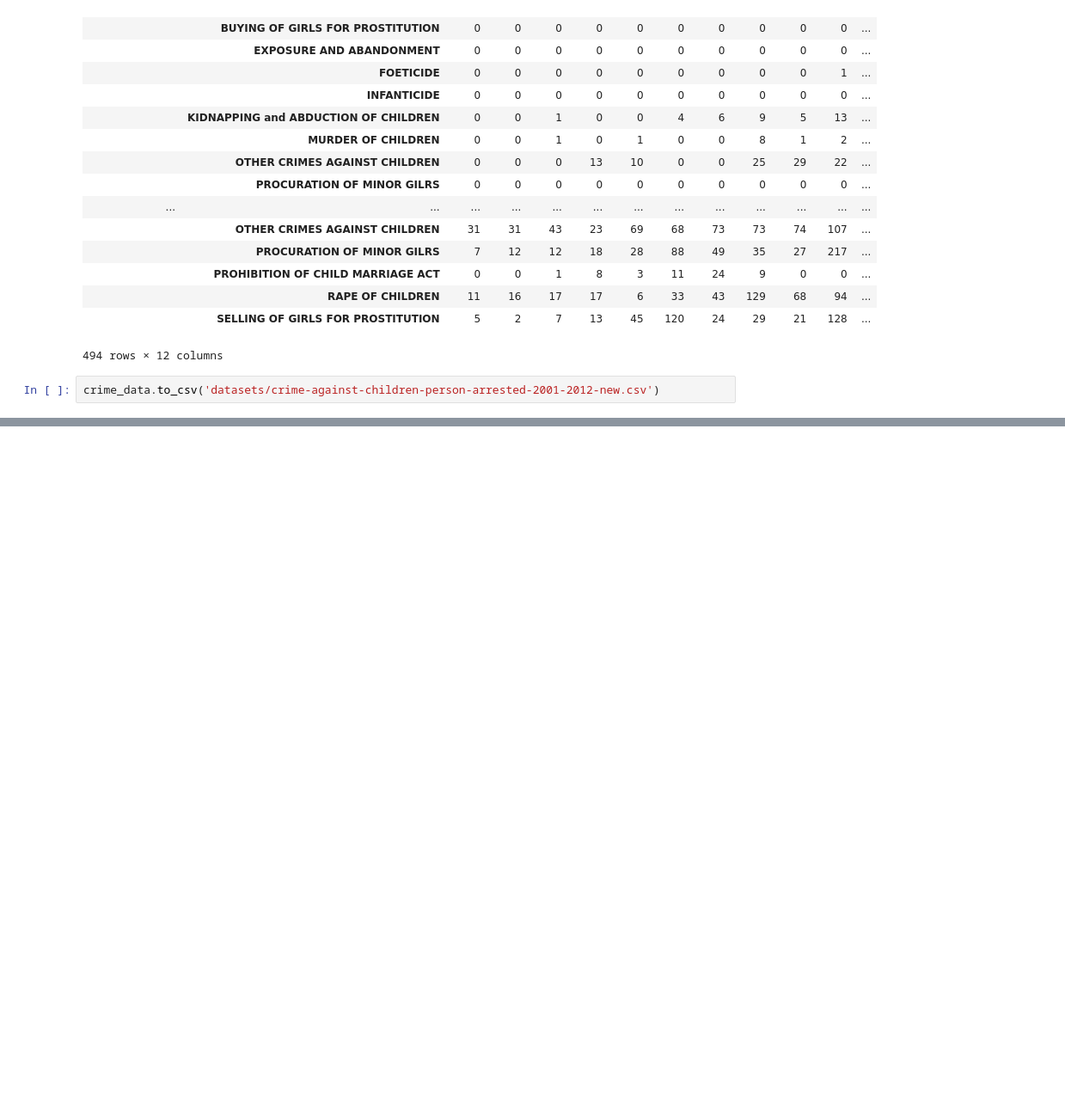
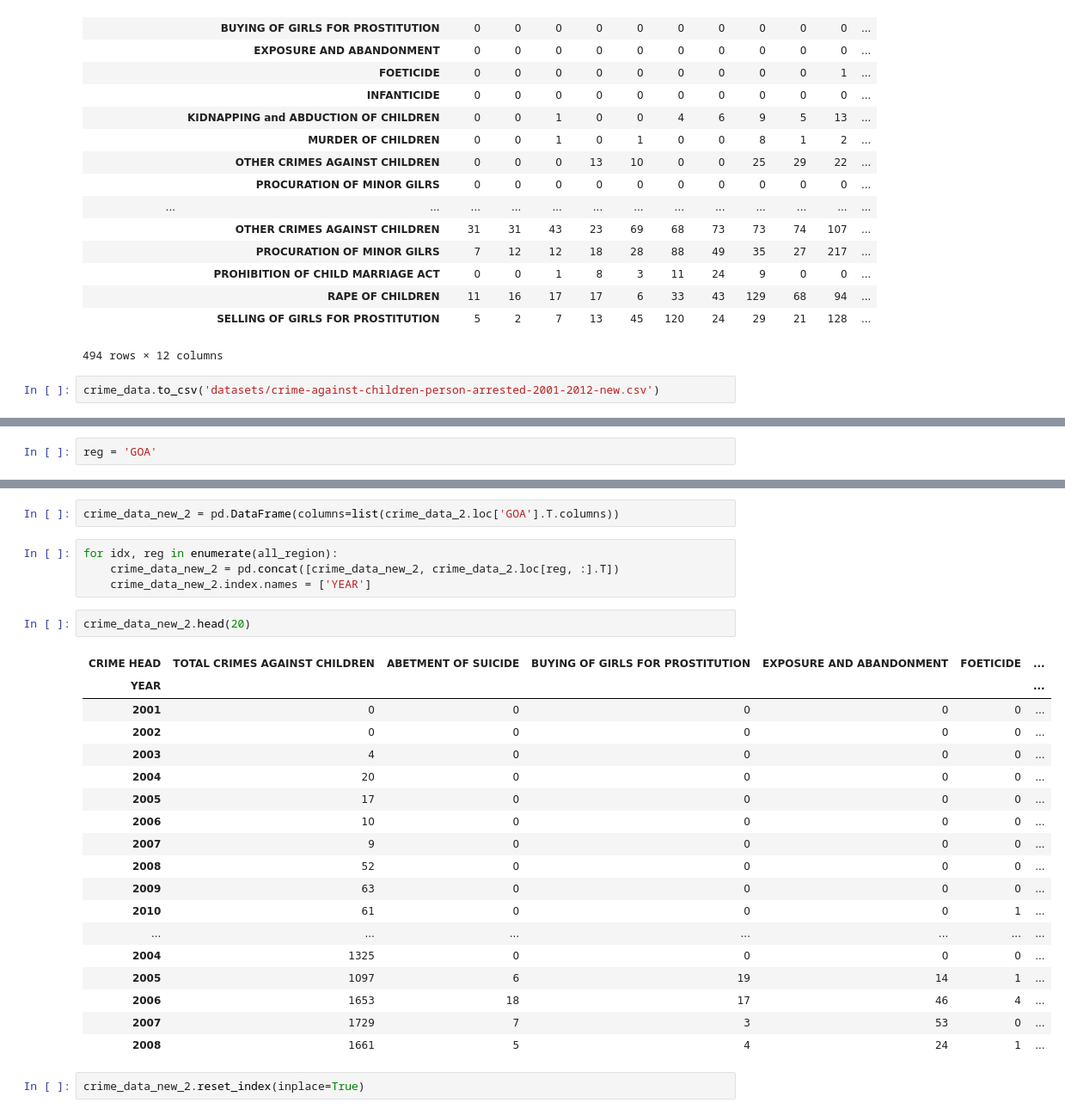
Before and after one commit to swainshashwat/EDA-crime-against-minor-india, a Jupyter notebook: multi-indexing the data.ipynb, the cells around one changed output, grey strips where cells are left out. Shown at 86% size. Drawn from its saved outputs; the diff is of its cells as text; blank space fills up the shorter version.

```diff
--- a/multi-indexing the data.ipynb
+++ b/multi-indexing the data.ipynb
@@ -47,0 +109,2 @@ crime_data.to_csv('datasets/crime-against-children-person-arrested-2001-2012-new
+# %%
+reg = 'GOA'
@@ -47,0 +131,29 @@ crime_data.to_csv('datasets/crime-against-children-person-arrested-2001-2012-new
+# %%
+crime_data_new_2 = pd.DataFrame(columns=list(crime_data_2.loc['GOA'].T.columns))
+# %%
+for idx, reg in enumerate(all_region):
+    crime_data_new_2 = pd.concat([crime_data_new_2, crime_data_2.loc[reg, :].T])
+    crime_data_new_2.index.names = ['YEAR']
+# %%
+crime_data_new_2.head(20)
+# %% [output]
+| CRIME HEAD | TOTAL CRIMES AGAINST CHILDREN | ABETMENT OF SUICIDE | BUYING OF GIRLS FOR PROSTITUTION | EXPOSURE AND ABANDONMENT | FOETICIDE | ... |
+| YEAR |  |  |  |  |  | ... |
+| 2001 | 0 | 0 | 0 | 0 | 0 | ... |
+| 2002 | 0 | 0 | 0 | 0 | 0 | ... |
+| 2003 | 4 | 0 | 0 | 0 | 0 | ... |
+| 2004 | 20 | 0 | 0 | 0 | 0 | ... |
+| 2005 | 17 | 0 | 0 | 0 | 0 | ... |
+| 2006 | 10 | 0 | 0 | 0 | 0 | ... |
+| 2007 | 9 | 0 | 0 | 0 | 0 | ... |
+| 2008 | 52 | 0 | 0 | 0 | 0 | ... |
+| 2009 | 63 | 0 | 0 | 0 | 0 | ... |
+| 2010 | 61 | 0 | 0 | 0 | 1 | ... |
+| ... | ... | ... | ... | ... | ... | ... |
+| 2004 | 1325 | 0 | 0 | 0 | 0 | ... |
+| 2005 | 1097 | 6 | 19 | 14 | 1 | ... |
+| 2006 | 1653 | 18 | 17 | 46 | 4 | ... |
+| 2007 | 1729 | 7 | 3 | 53 | 0 | ... |
+| 2008 | 1661 | 5 | 4 | 24 | 1 | ... |
+# %%
+crime_data_new_2.reset_index(inplace=True)
```
Also changed, not shown: parts of 16 cells of this notebook, 2 other files.
